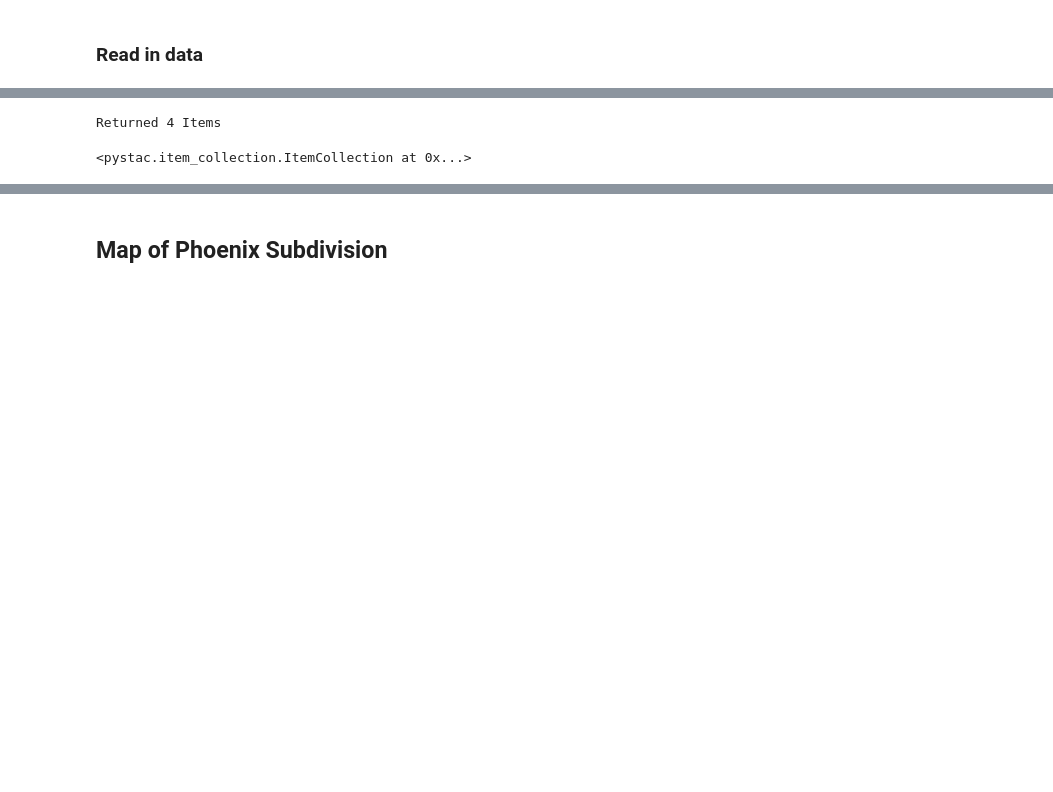
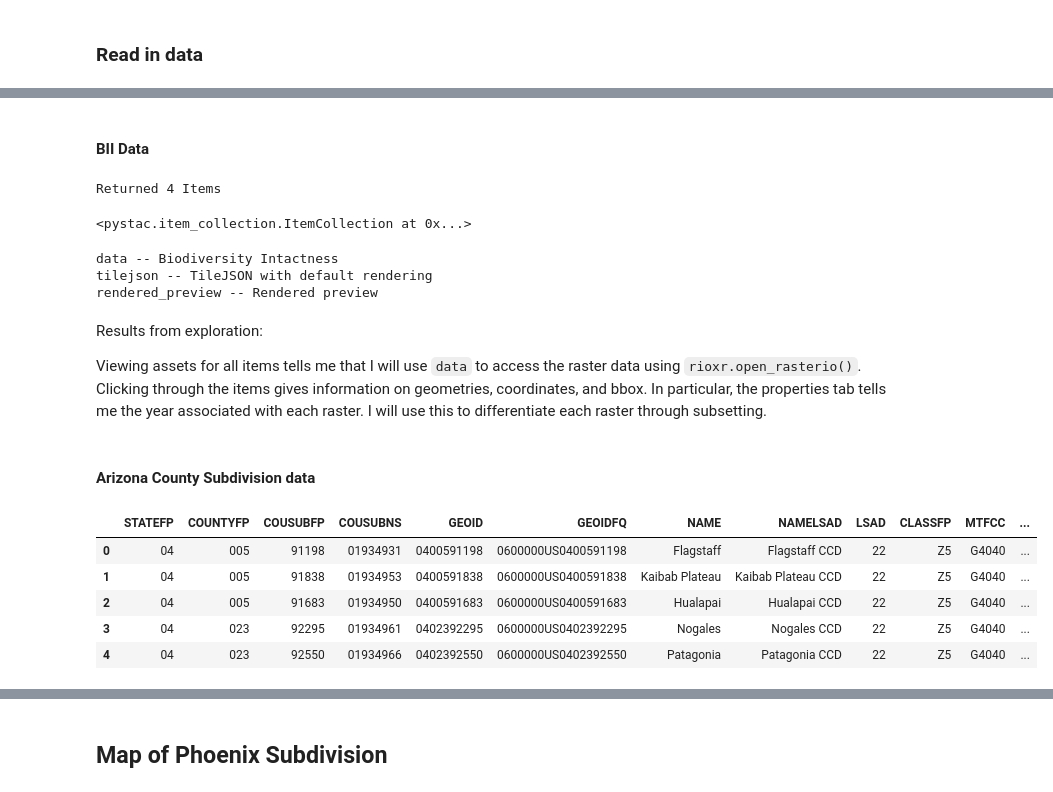
Before and after one commit to mmyiv/Changes-in-Biodiversity-Intactness-in-Arizona, a Jupyter notebook: biodiversity_impact.ipynb, the cells around one changed output, grey strips where cells are left out. Drawn from its saved outputs; the diff is of its cells as text; code cells hidden in the pictures; blank space fills up the shorter version.

```diff
--- a/biodiversity_impact.ipynb
+++ b/biodiversity_impact.ipynb
@@ -83,3 +82,5 @@ catalog = pystac_client.Client.open(
+# %% [markdown]
+#### BII Data
 # %%
 # Set time range
 time_range = "2017-01-01/2020-01-01"
@@ -100,3 +101,31 @@ items
 # %% [output]
 Returned 4 Items
 <pystac.item_collection.ItemCollection at 0x...>
+# %%
+# Get first item in the catalog search
+item = items[0]
+
+# View assets of each item
+for key in item.assets.keys():
+    print(key, '--', item.assets[key].title)
+# %% [output]
+data -- Biodiversity Intactness
+tilejson -- TileJSON with default rendering
+rendered_preview -- Rendered preview
+# %% [markdown]
+Results from exploration:
+
+Viewing assets for all items tells me that I will use `data` to access the raster data using `rioxr.open_rasterio()`.
+Clicking through the items gives information on geometries, coordinates, and bbox. In particular, the properties tab tells me the year associated with each raster. I will use this to differentiate each raster through subsetting.
+# %% [markdown]
+#### Arizona County Subdivision data
+# %%
+# View the first few rows
+county.head()
+# %% [output]
+|  | STATEFP | COUNTYFP | COUSUBFP | COUSUBNS | GEOID | GEOIDFQ | NAME | NAMELSAD | LSAD | CLASSFP | MTFCC | ... |
+| 0 | 04 | 005 | 91198 | 01934931 | 0400591198 | 0600000US0400591198 | Flagstaff | Flagstaff CCD | 22 | Z5 | G4040 | ... |
+| 1 | 04 | 005 | 91838 | 01934953 | 0400591838 | 0600000US0400591838 | Kaibab Plateau | Kaibab Plateau CCD | 22 | Z5 | G4040 | ... |
+| 2 | 04 | 005 | 91683 | 01934950 | 0400591683 | 0600000US0400591683 | Hualapai | Hualapai CCD | 22 | Z5 | G4040 | ... |
+| 3 | 04 | 023 | 92295 | 01934961 | 0402392295 | 0600000US0402392295 | Nogales | Nogales CCD | 22 | Z5 | G4040 | ... |
+| 4 | 04 | 023 | 92550 | 01934966 | 0402392550 | 0600000US0402392550 | Patagonia | Patagonia CCD | 22 | Z5 | G4040 | ... |
```
Also changed, not shown: parts of 12 cells of this notebook.
